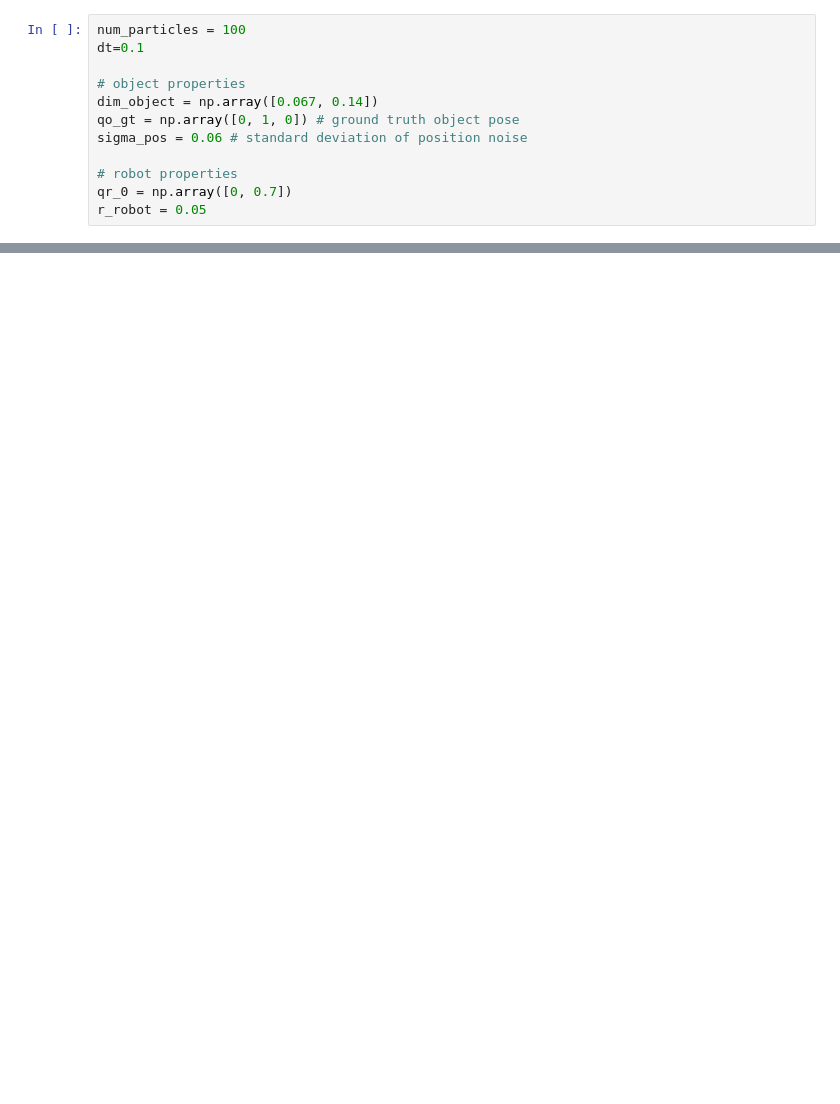
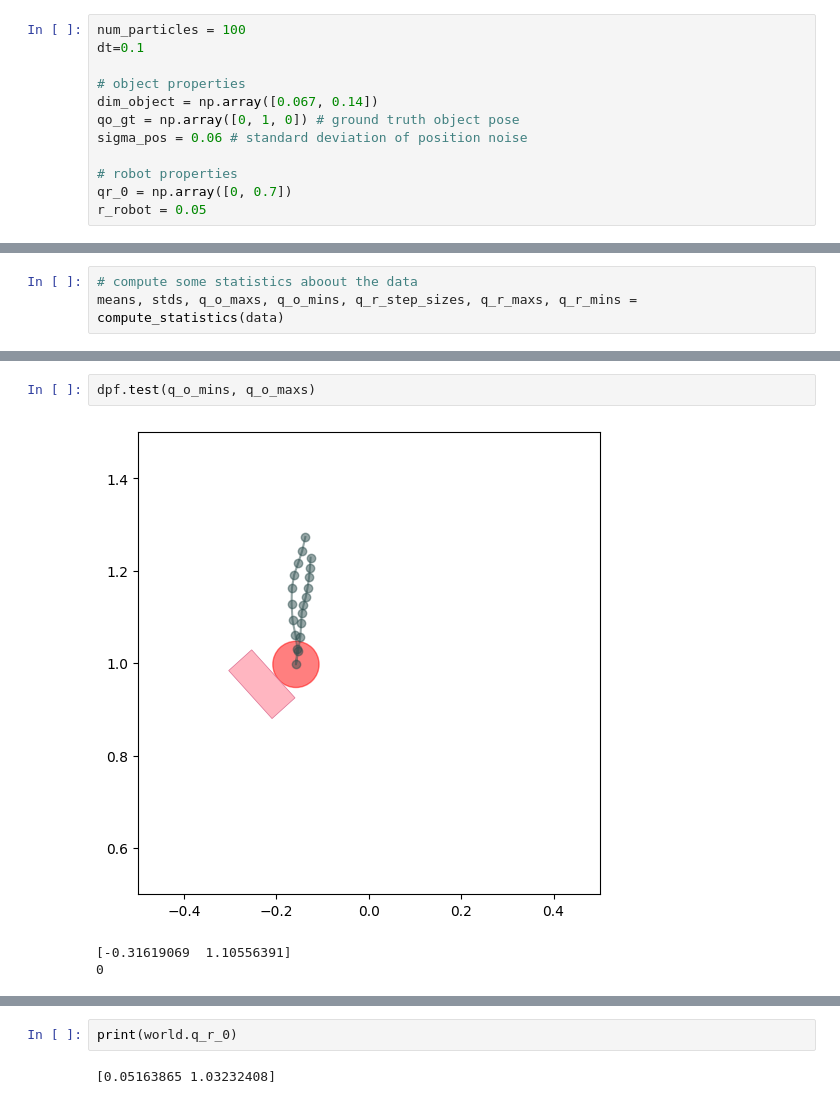
Before and after one commit to seungbinjoo/belief_dynamics_learning, a Jupyter notebook: notebooks/dpf_notebook.ipynb, the cells around one changed output, grey strips where cells are left out. Saved outputs shown, nothing was run; the diff lists cells and outputs as text; blank space fills up the shorter version.

```diff
--- a/notebooks/dpf_notebook.ipynb
+++ b/notebooks/dpf_notebook.ipynb
@@ -88,0 +110,3 @@ for sequence in data:
+# %%
+# compute some statistics aboout the data
+means, stds, q_o_maxs, q_o_mins, q_r_step_sizes, q_r_maxs, q_r_mins = compute_statistics(data)
@@ -93,0 +202,6 @@ print(dpf.particle_proposer)
+# %%
+dpf.test(q_o_mins, q_o_maxs)
+# %% [output]
+[figure, added]
+[-0.31619069  1.10556391]
+0
@@ -93,0 +209,4 @@ print(dpf.particle_proposer)
+# %%
+print(world.q_r_0)
+# %% [output]
+[0.05163865 1.03232408]
```
Also changed, not shown: parts of 16 cells of this notebook.
